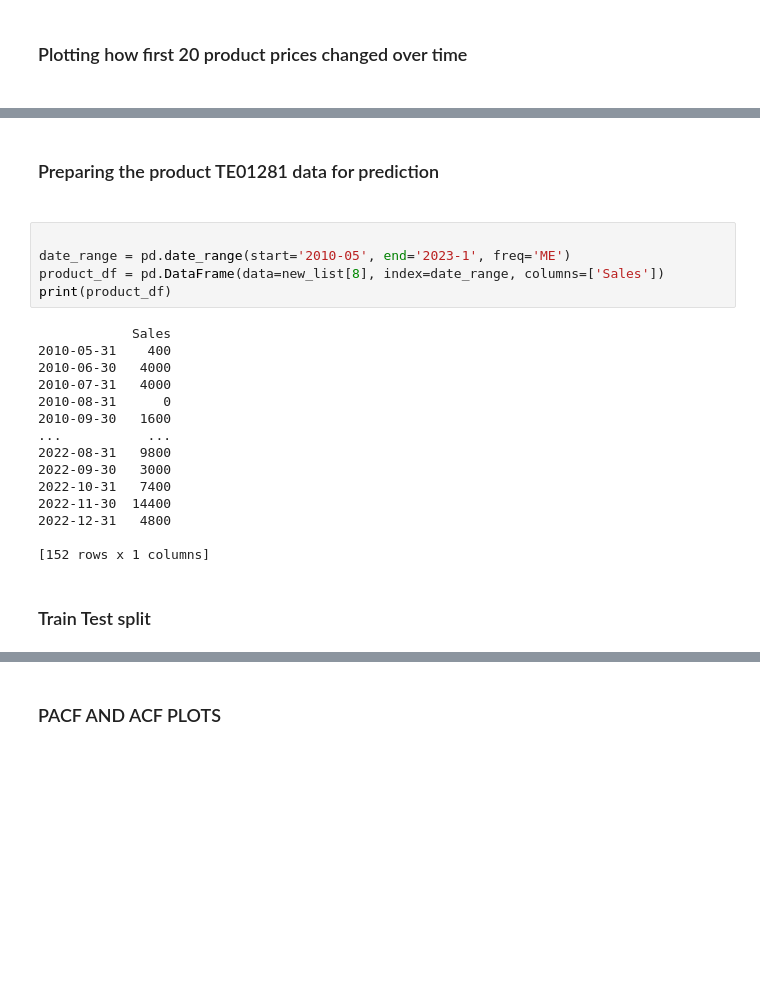
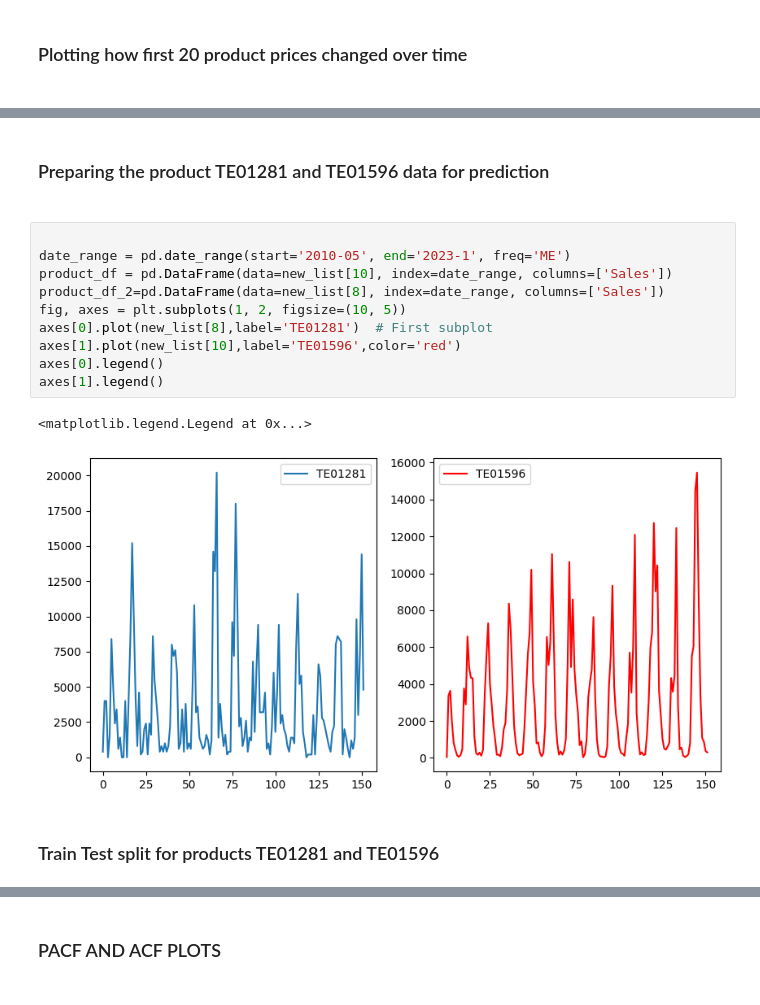
Before and after one commit to perviz822/amazon_stock_price_predictor, a Jupyter notebook: products.ipynb, the cells around one changed output, grey strips where cells are left out. Saved outputs shown, nothing was run; the diff lists cells and outputs as text; blank space fills up the shorter version.

```diff
--- a/products.ipynb
+++ b/products.ipynb
@@ -71,29 +77,22 @@ plt.show()
 <Figure size 500x300 with 0 Axes>
 ... (14 outputs left out)
 # %% [markdown]
- <h3> Preparing the product TE01281 data for prediction <h3>
+ <h3> Preparing the product TE01281 and  TE01596 data for prediction <h3>
 # %%
 
 date_range = pd.date_range(start='2010-05', end='2023-1', freq='ME')
-product_df = pd.DataFrame(data=new_list[8], index=date_range, columns=['Sales'])
-print(product_df)
+product_df = pd.DataFrame(data=new_list[10], index=date_range, columns=['Sales'])
+product_df_2=pd.DataFrame(data=new_list[8], index=date_range, columns=['Sales'])
+fig, axes = plt.subplots(1, 2, figsize=(10, 5))
+axes[0].plot(new_list[8],label='TE01281')  # First subplot
+axes[1].plot(new_list[10],label='TE01596',color='red')
+axes[0].legend()
+axes[1].legend()
 # %% [output]
-            Sales
-2010-05-31    400
-2010-06-30   4000
-2010-07-31   4000
-2010-08-31      0
-2010-09-30   1600
-...           ...
-2022-08-31   9800
-2022-09-30   3000
-2022-10-31   7400
-2022-11-30  14400
-2022-12-31   4800
-
-[152 rows x 1 columns]
+<matplotlib.legend.Legend at 0x...>
+[figure, added]
 # %% [markdown]
-<h3> Train Test split
+<h3> Train Test split for products TE01281 and  TE01596
 # %%
 split_percentage = 0.80
 split_index = int(len(product_df) * split_percentage)
```
Also changed, not shown: parts of 23 cells of this notebook, 1 other file.
